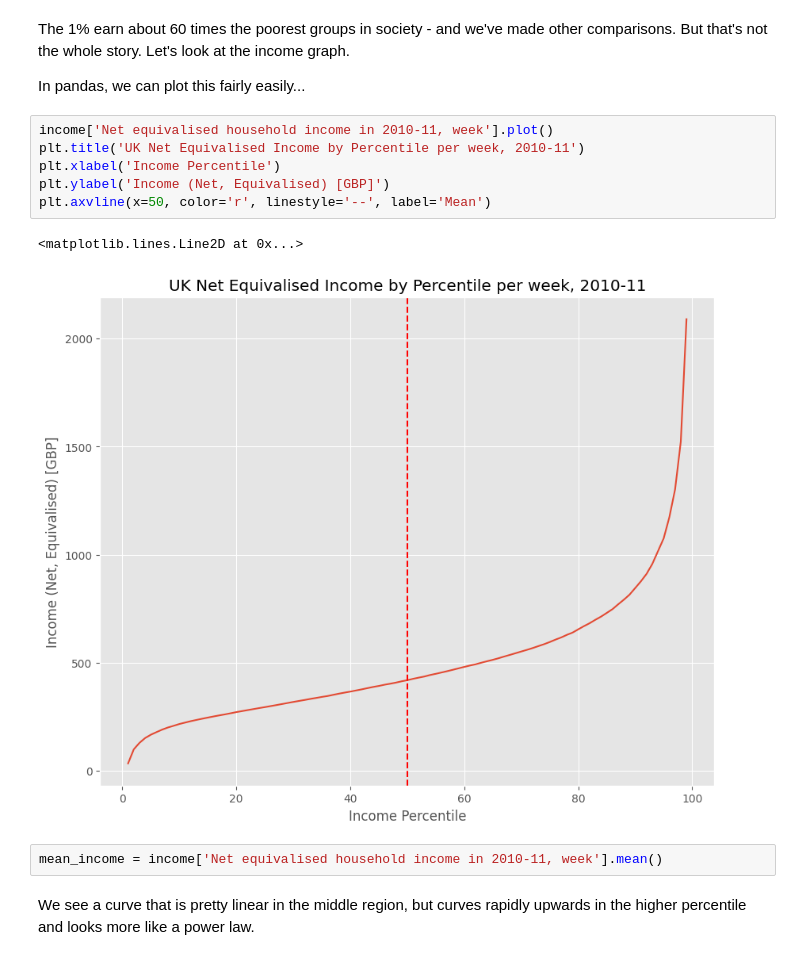
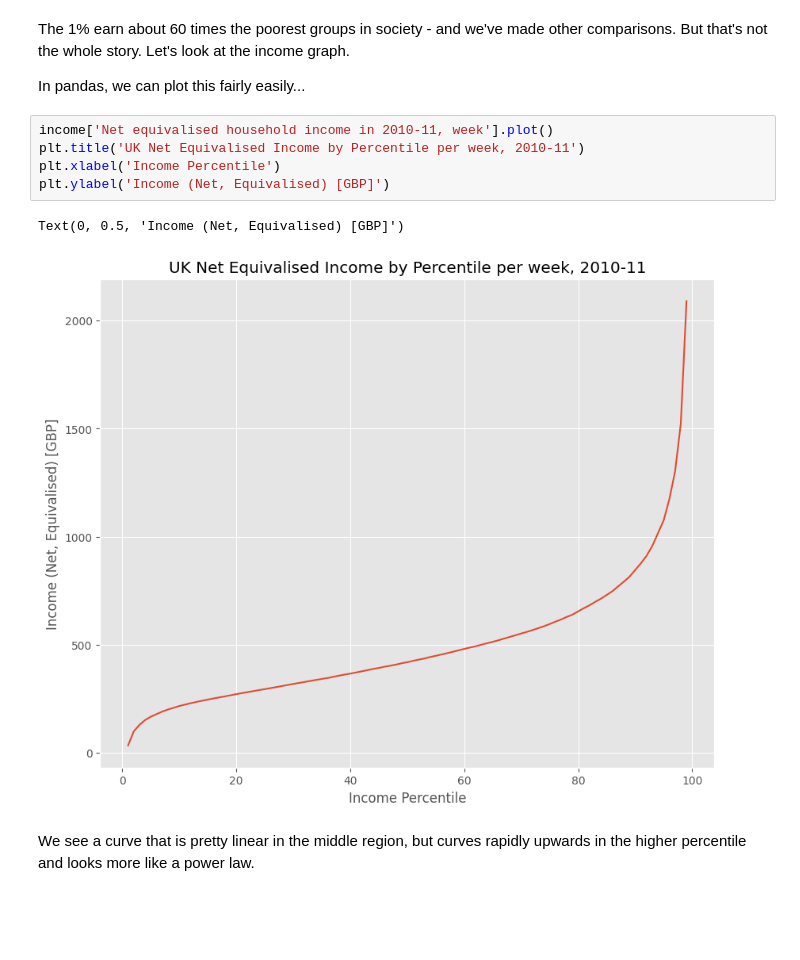
Before and after one commit to yannisyeung/QM2, a Jupyter notebook: notebooks/W02. Pandas.ipynb, the cells around one changed output. Saved outputs shown, nothing was run; the diff lists cells and outputs as text; blank space fills up the shorter version.

```diff
--- a/notebooks/W02. Pandas.ipynb
+++ b/notebooks/W02. Pandas.ipynb
@@ -253,14 +197,11 @@ In pandas, we can plot this fairly easily...
 # %%
 income['Net equivalised household income in 2010-11, week'].plot()
 plt.title('UK Net Equivalised Income by Percentile per week, 2010-11')
 plt.xlabel('Income Percentile')
 plt.ylabel('Income (Net, Equivalised) [GBP]')
-plt.axvline(x=50, color='r', linestyle='--', label='Mean')
 # %% [output]
-<matplotlib.lines.Line2D at 0x...>
+Text(0, 0.5, 'Income (Net, Equivalised) [GBP]')
-[figure, old version]
+[figure, new version]
-# %%
-mean_income = income['Net equivalised household income in 2010-11, week'].mean()
 # %% [markdown]
 We see a curve that is pretty linear in the middle region, but curves rapidly upwards in the higher percentile and looks more like a power law.
 # %% [markdown]
```
Also changed, not shown: parts of 14 cells of this notebook.
